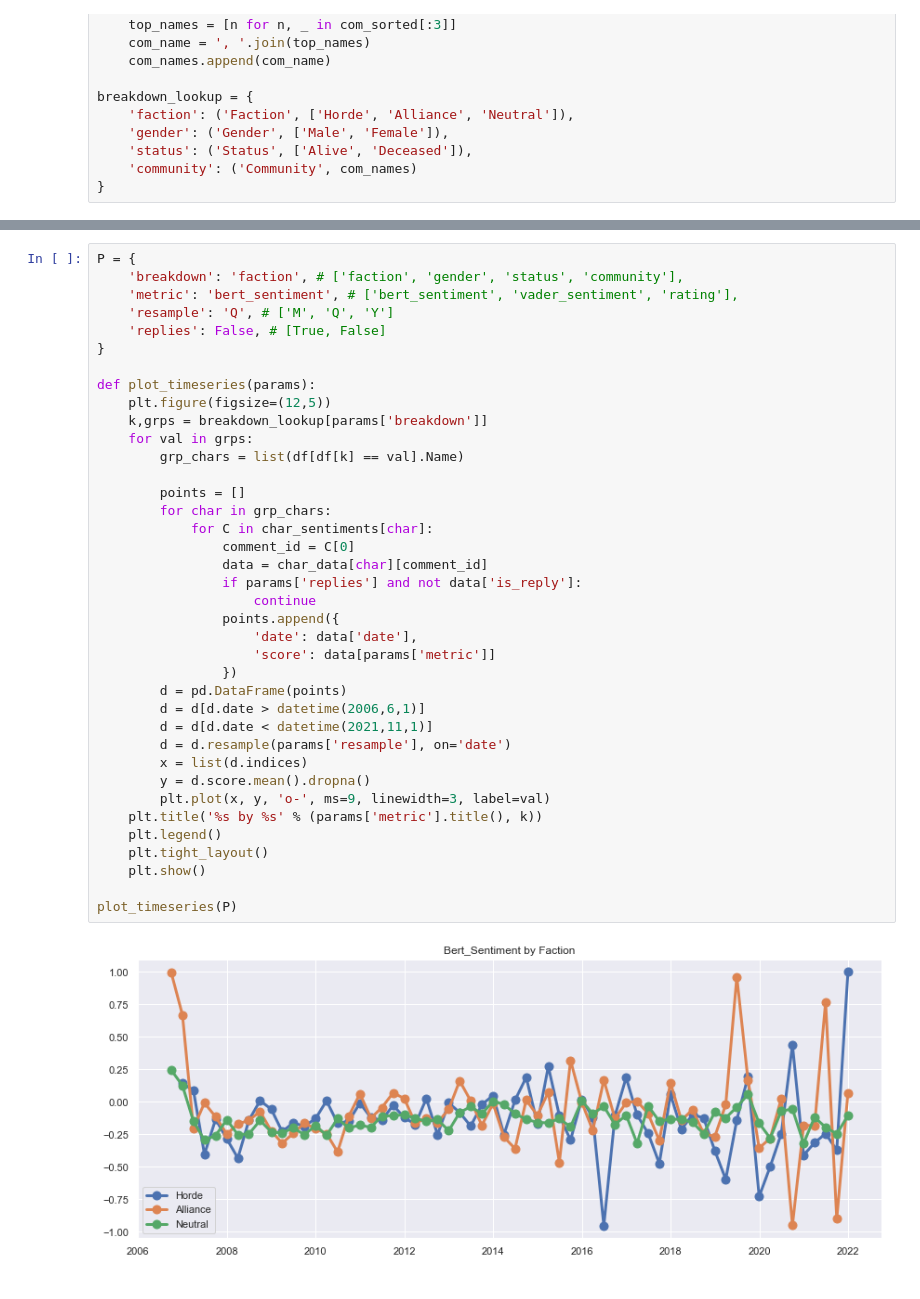
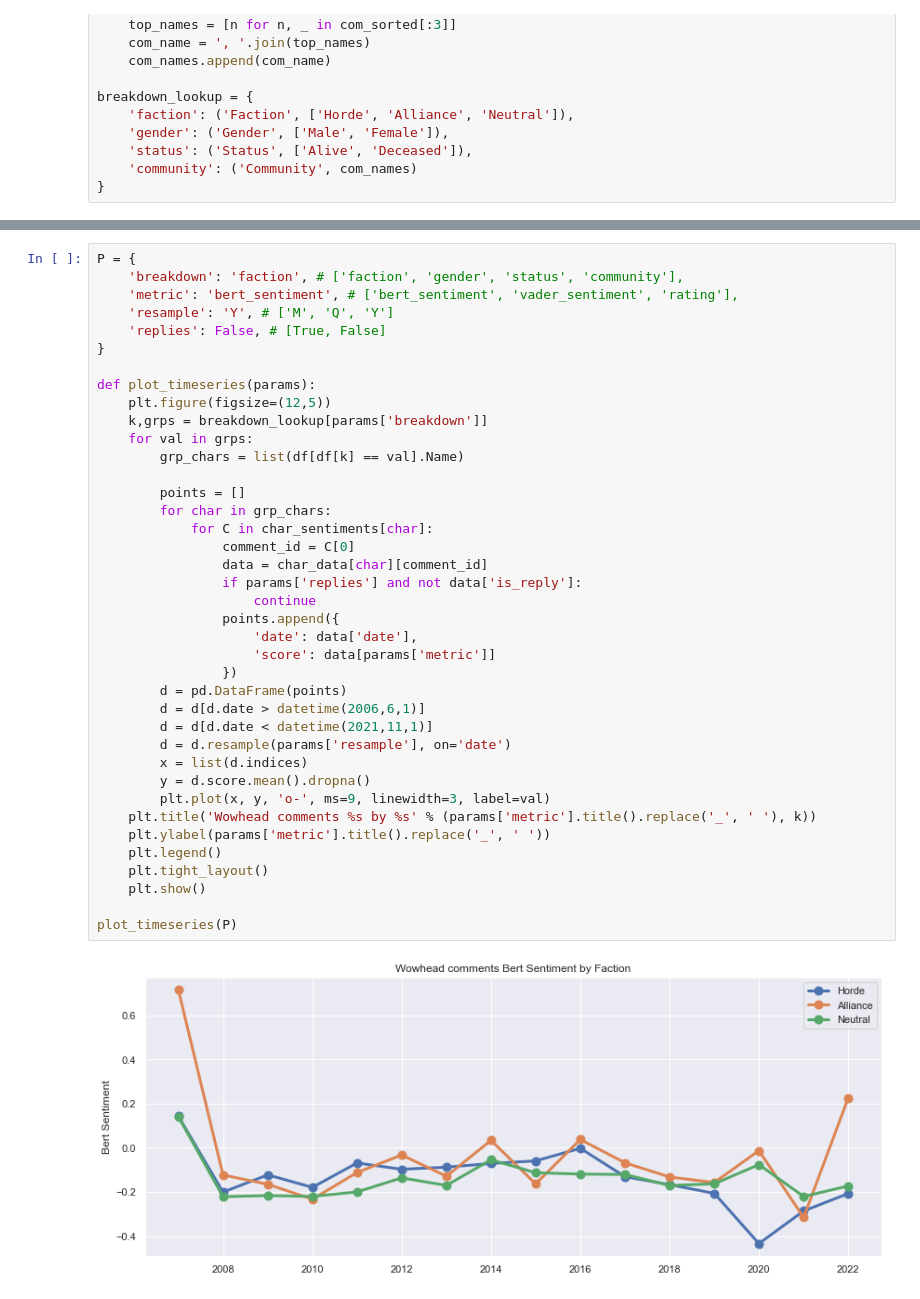
Before and after one commit to simonamtoft/warcraft-major-character-analysis, a Jupyter notebook: Sentiment Analysis.ipynb, the cells around one changed output, grey strips where cells are left out. Saved outputs shown, nothing was run; the diff lists cells and outputs as text.

```diff
--- a/Sentiment Analysis.ipynb
+++ b/Sentiment Analysis.ipynb
@@ -142,39 +148,40 @@ df.head()
 P = {
     'breakdown': 'faction', # ['faction', 'gender', 'status', 'community'],
     'metric': 'bert_sentiment', # ['bert_sentiment', 'vader_sentiment', 'rating'],
-    'resample': 'Q', # ['M', 'Q', 'Y']
+    'resample': 'Y', # ['M', 'Q', 'Y']
     'replies': False, # [True, False]
 }
 
 def plot_timeseries(params):
     plt.figure(figsize=(12,5))
     k,grps = breakdown_lookup[params['breakdown']]
     for val in grps:
         grp_chars = list(df[df[k] == val].Name)
 
         points = []
         for char in grp_chars:
             for C in char_sentiments[char]:
                 comment_id = C[0]
                 data = char_data[char][comment_id]
                 if params['replies'] and not data['is_reply']:
                     continue
                 points.append({
                     'date': data['date'],
                     'score': data[params['metric']]
                 })
         d = pd.DataFrame(points)
         d = d[d.date > datetime(2006,6,1)]
         d = d[d.date < datetime(2021,11,1)]
         d = d.resample(params['resample'], on='date')
         x = list(d.indices)
         y = d.score.mean().dropna()
         plt.plot(x, y, 'o-', ms=9, linewidth=3, label=val)
-    plt.title('%s by %s' % (params['metric'].title(), k))
+    plt.title('Wowhead comments %s by %s' % (params['metric'].title().replace('_', ' '), k))
+    plt.ylabel(params['metric'].title().replace('_', ' '))
     plt.legend()
     plt.tight_layout()
     plt.show()
 
 plot_timeseries(P)
 # %% [output]
-[figure, old version]
+[figure, new version]
```
Also changed, not shown: parts of 10 cells of this notebook, 2 other files.
